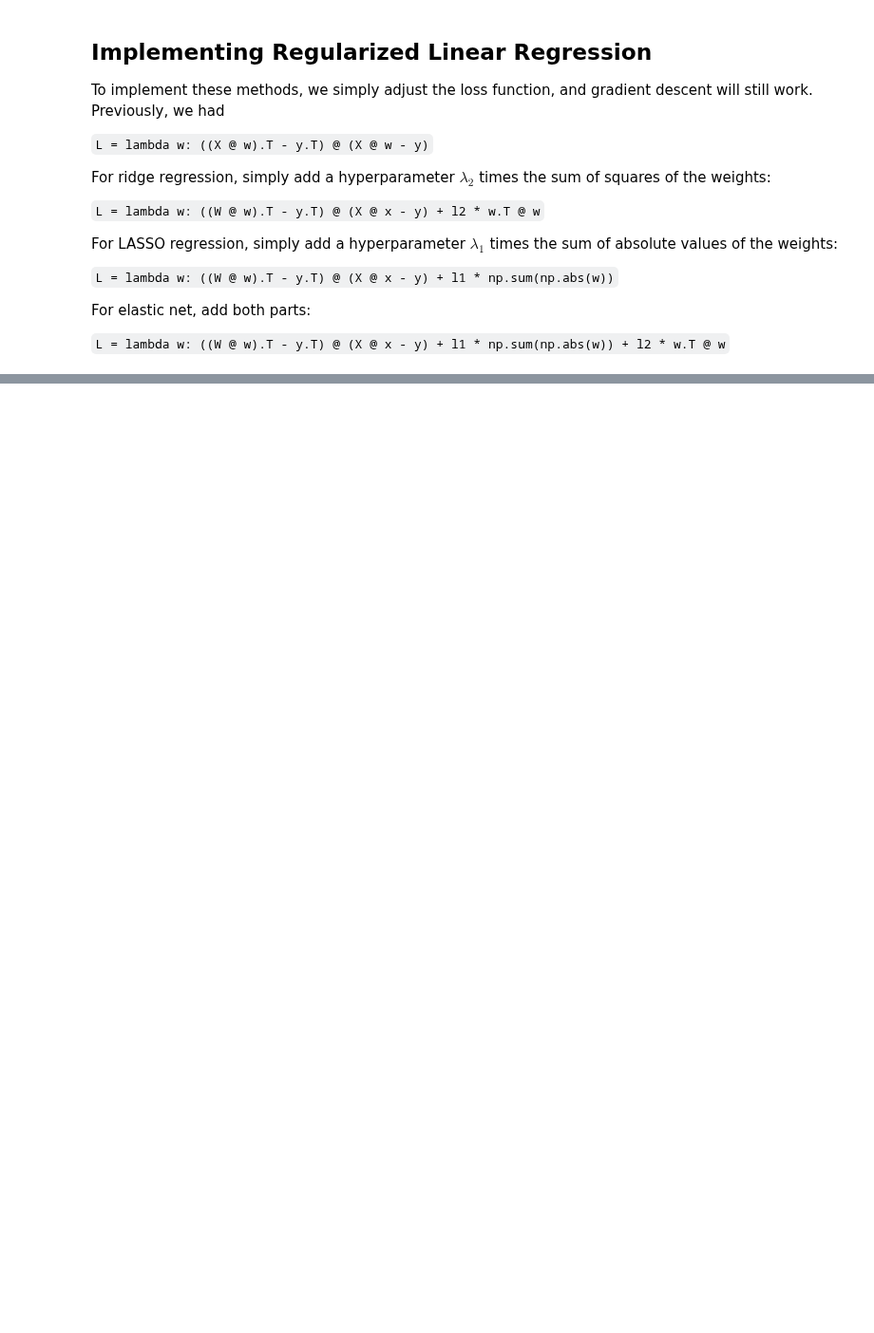
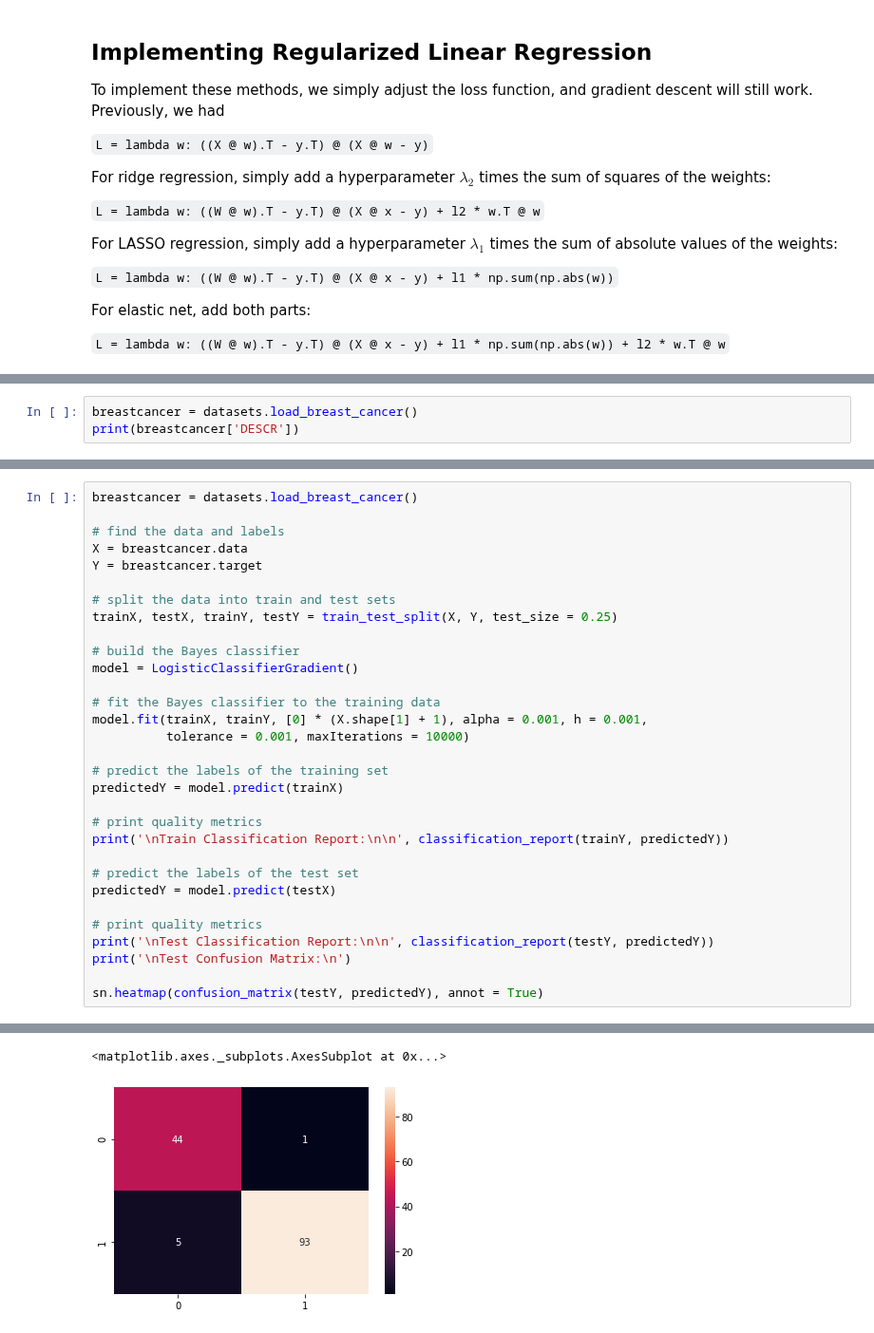
Before and after one commit to rtwhite1546/Fall-2021-Neural-Networks, a Jupyter notebook: Week-2-Gradient-Descent-Classification/Week2.ipynb, the cells around one changed output, grey strips where cells are left out. Shown at 95% size. Drawn from its saved outputs; the diff is of its cells as text; blank space fills up the shorter version.

```diff
--- a/Week-2-Gradient-Descent-Classification/Week2.ipynb
+++ b/Week-2-Gradient-Descent-Classification/Week2.ipynb
@@ -466,0 +867,3 @@ For elastic net, add both parts:
+# %%
+breastcancer = datasets.load_breast_cancer()
+print(breastcancer['DESCR'])
@@ -466,0 +888,32 @@ For elastic net, add both parts:
+# %%
+breastcancer = datasets.load_breast_cancer()
+
+# find the data and labels
+X = breastcancer.data
+Y = breastcancer.target
+
+# split the data into train and test sets
+trainX, testX, trainY, testY = train_test_split(X, Y, test_size = 0.25)
+
+# build the Bayes classifier
+model = LogisticClassifierGradient()
+
+# fit the Bayes classifier to the training data
+model.fit(trainX, trainY, [0] * (X.shape[1] + 1), alpha = 0.001, h = 0.001,
+          tolerance = 0.001, maxIterations = 10000)
+
+# predict the labels of the training set
+predictedY = model.predict(trainX)
+
+# print quality metrics
+print('\nTrain Classification Report:\n\n', classification_report(trainY, predictedY))
+
+# predict the labels of the test set
+predictedY = model.predict(testX)
+
+# print quality metrics
+print('\nTest Classification Report:\n\n', classification_report(testY, predictedY))
+print('\nTest Confusion Matrix:\n')
+
+sn.heatmap(confusion_matrix(testY, predictedY), annot = True)
+# %% [output]
@@ -466,0 +937,2 @@ For elastic net, add both parts:
+<matplotlib.axes._subplots.AxesSubplot at 0x...>
+[figure, added]
```
Also changed, not shown: parts of 14 cells of this notebook, 10 other files.
